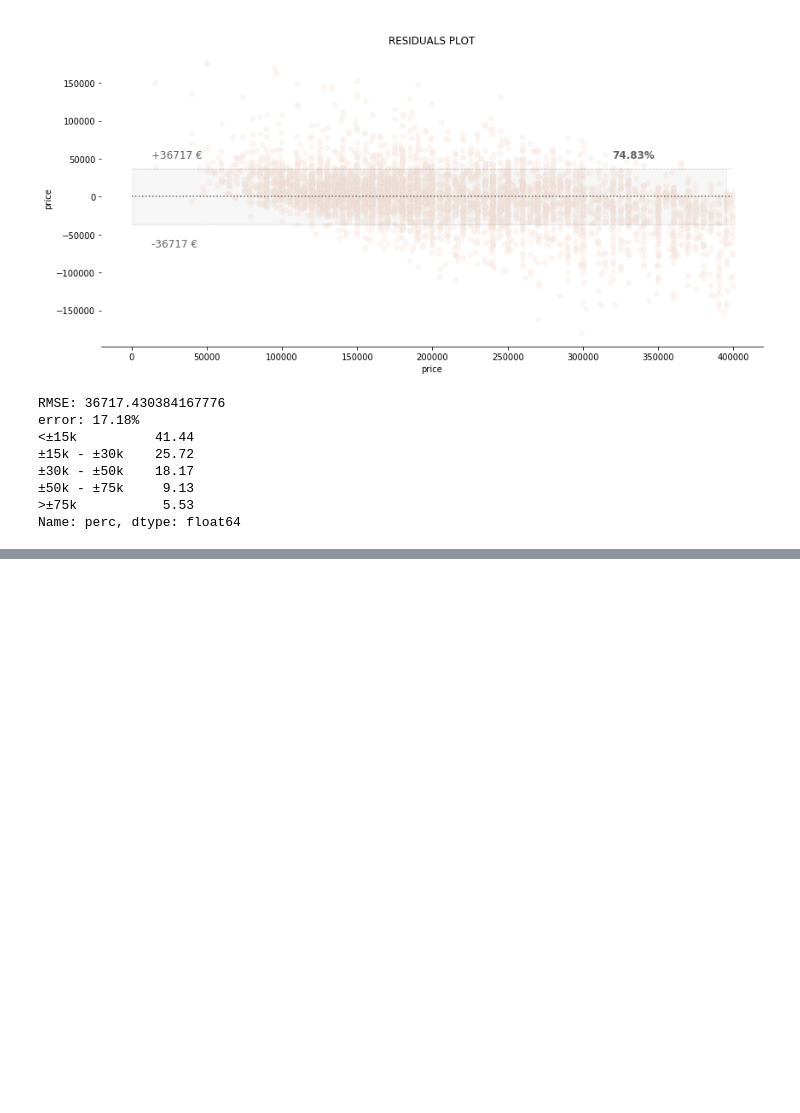
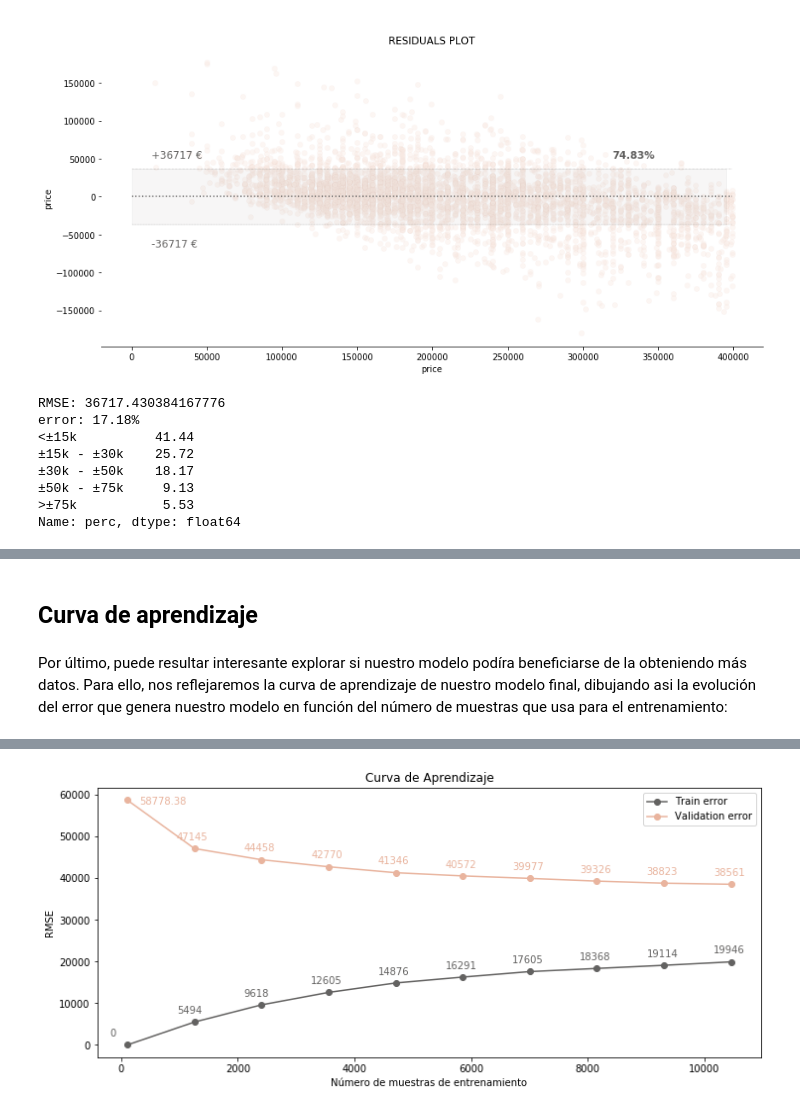
Before and after one commit to Hlaboa/houses-data-analysis, a Jupyter notebook: 4_model.ipynb, the cells around one changed output, grey strips where cells are left out. Saved outputs shown, nothing was run; the diff lists cells and outputs as text; code cells hidden in the pictures; blank space fills up the shorter version.

```diff
--- a/4_model.ipynb
+++ b/4_model.ipynb
@@ -352,3 +401,30 @@ def custome_residuals_plot(residuals, y_test, rmse):
+# %%
+from sklearn.model_selection import learning_curve
+
+def plot_learning_curve(model, X, y, cv=5, point_num=10):
+
+    train_sizes, train_scores, test_scores = learning_curve(
+        model, X, y, cv=cv, scoring="neg_mean_squared_error", train_sizes=np.linspace(0.01,1., point_num));
+
+    train_error_mean = np.sqrt(-np.mean(train_scores, axis=1));
+    test_error_mean = np.sqrt(-np.mean(test_scores, axis=1));
+
+    fig, ax = plt.subplots(1, 1, figsize=(12,5))
+
+    plt.plot(train_sizes, test_error_mean, 'o-', color='#e9b49e', label="Validation error")
+    plt.plot(train_sizes, train_error_mean, 'o-', color="#636261", label="Train error")
+
+    # .. plot error with text
+    plt.text(train_sizes[0]+200,test_error_mean[0]-1000,int(test_error_mean[0]), color='#e9b49e')
+    for i in range(len(test_error_mean)-1):
+        plt.text(train_sizes[i+1]-300,test_error_mean[i+1]+2000,int(test_error_mean[i+1]), color='#e9b49e')
+    for i in range(len(test_error_mean)):
+        plt.text(train_sizes[i]-300,train_error_mean[i]+2000,int(train_error_mean[i]), color="#636261")
+
+    plt.title(f"Curva de Aprendizaje")
+    plt.xlabel("Número de muestras de entrenamiento")
+    plt.ylabel("RMSE")
+    plt.legend();
 # %% [markdown]
 ## Preparación de los datos
 # %% [markdown]
@@ -665,0 +763,8 @@ x_points=np.arange(1,4001,1)
+# %% [markdown]
+## Curva de aprendizaje
+# %% [markdown]
+Por último, puede resultar interesante explorar si nuestro modelo podíra beneficiarse de la obteniendo más datos. Para ello, nos reflejaremos la curva de aprendizaje de nuestro modelo final, dibujando asi la evolución del error que genera nuestro modelo en función del número de muestras que usa para el entrenamiento:
+# %%
+xgb_model_LC = xgb.XGBRegressor(**params)
+%time plot_learning_curve(xgb_model_LC, X_train, y_train, cv=5, point_num=10)
+# %% [output]
@@ -665,0 +773 @@ x_points=np.arange(1,4001,1)
+[figure, added]
```
Also changed, not shown: parts of 19 cells of this notebook, 1 other file.
